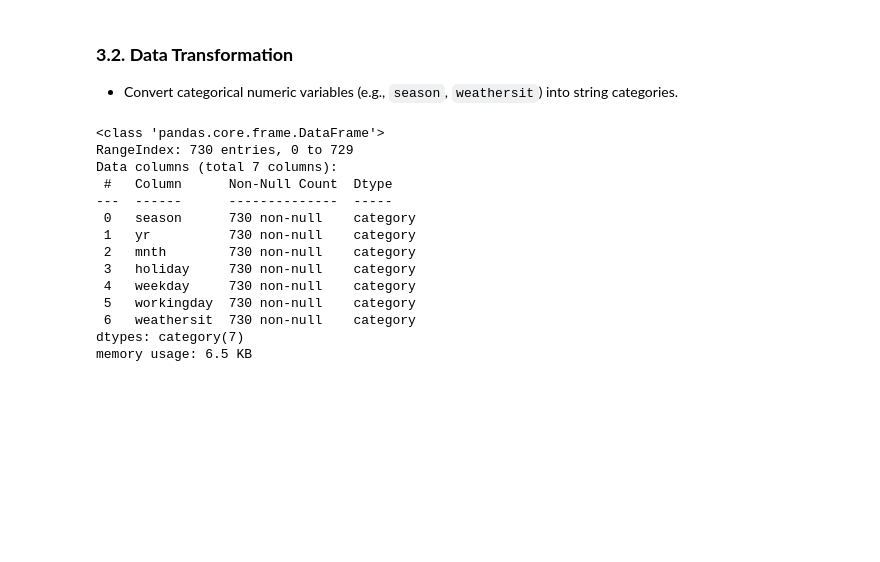
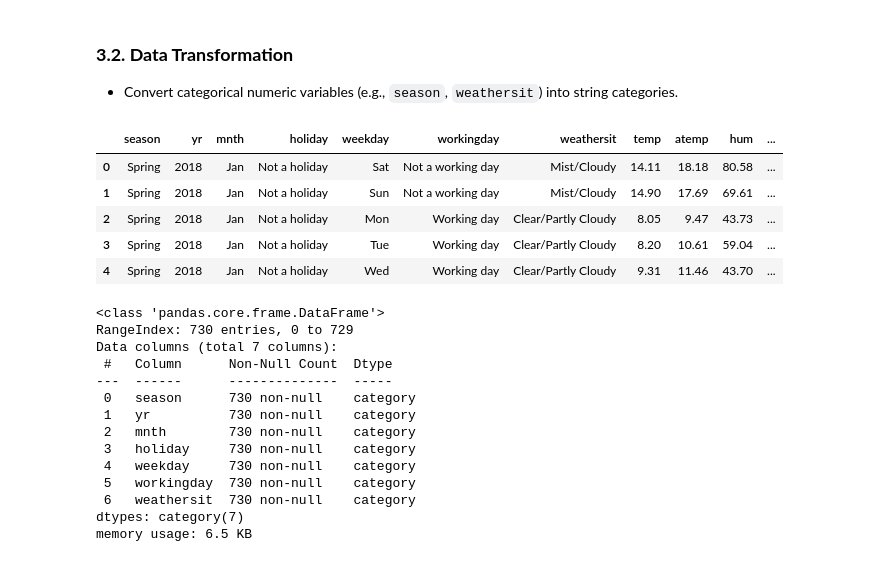
Before and after one commit to uvarajthulasiram/BikeSharingAssignment, a Jupyter notebook: LinearRegression.ipynb, the cells around one changed output. Saved outputs shown, nothing was run; the diff lists cells and outputs as text; code cells hidden in the pictures; blank space fills up the shorter version.

```diff
--- a/LinearRegression.ipynb
+++ b/LinearRegression.ipynb
@@ -179,6 +179,28 @@ dict_holiday = {0: 'Not a holiday', 1: 'Holiday'}
 dict_weekday = {0: 'Sun', 1: 'Mon', 2: 'Tue', 3: 'Wed', 4: 'Thu', 5: 'Fri', 6: 'Sat'}
 dict_workingday = {0: 'Not a working day', 1: 'Working day'}
 dict_weathersit = {1: 'Clear/Partly Cloudy', 2: 'Mist/Cloudy', 3: 'Light Snow/Light Rain', 4: 'Heavy Rain/Snow/Fog'}
+# %%
+column_to_dict = {
+    'season': dict_season,
+    'yr': dict_yr,
+    'mnth': dict_mnth,
+    'holiday': dict_holiday,
+    'weekday': dict_weekday,
+    'workingday': dict_workingday,
+    'weathersit': dict_weathersit
+}
+
+for col in cat_columns:
+    df[col] = df[col].map(column_to_dict[col])
+
+df.head()
+# %% [output]
+|  | season | yr | mnth | holiday | weekday | workingday | weathersit | temp | atemp | hum | ... |
+| 0 | Spring | 2018 | Jan | Not a holiday | Sat | Not a working day | Mist/Cloudy | 14.11 | 18.18 | 80.58 | ... |
+| 1 | Spring | 2018 | Jan | Not a holiday | Sun | Not a working day | Mist/Cloudy | 14.90 | 17.69 | 69.61 | ... |
+| 2 | Spring | 2018 | Jan | Not a holiday | Mon | Working day | Clear/Partly Cloudy | 8.05 | 9.47 | 43.73 | ... |
+| 3 | Spring | 2018 | Jan | Not a holiday | Tue | Working day | Clear/Partly Cloudy | 8.20 | 10.61 | 59.04 | ... |
+| 4 | Spring | 2018 | Jan | Not a holiday | Wed | Working day | Clear/Partly Cloudy | 9.31 | 11.46 | 43.70 | ... |
 # %%
 df[cat_columns] = df[cat_columns].astype('category')
 df.select_dtypes('category').info()
```
Also changed, not shown: parts of 3 cells of this notebook.
